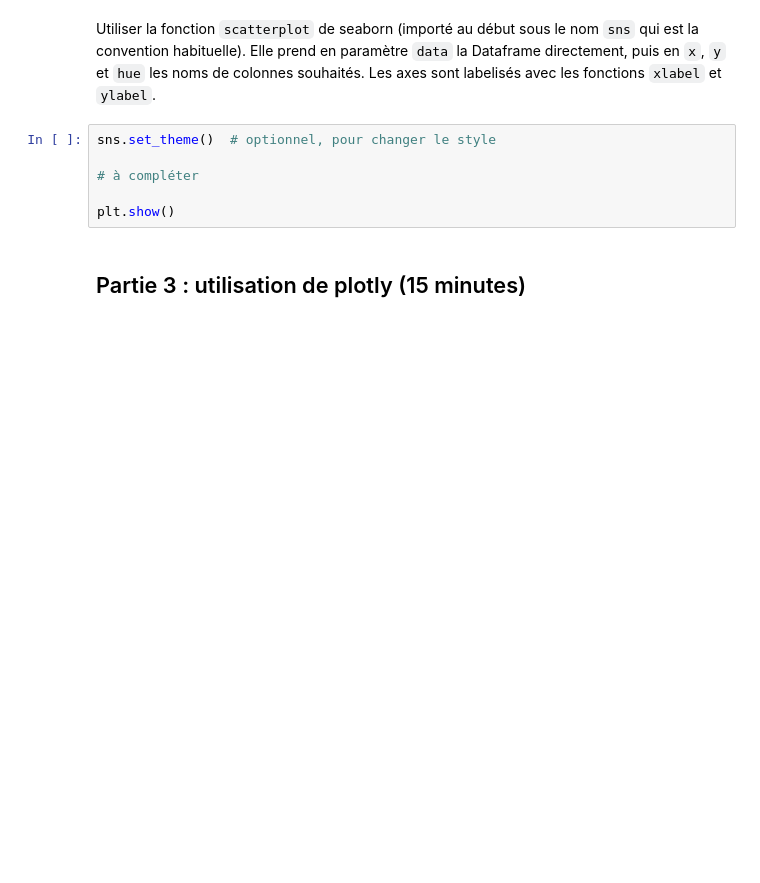
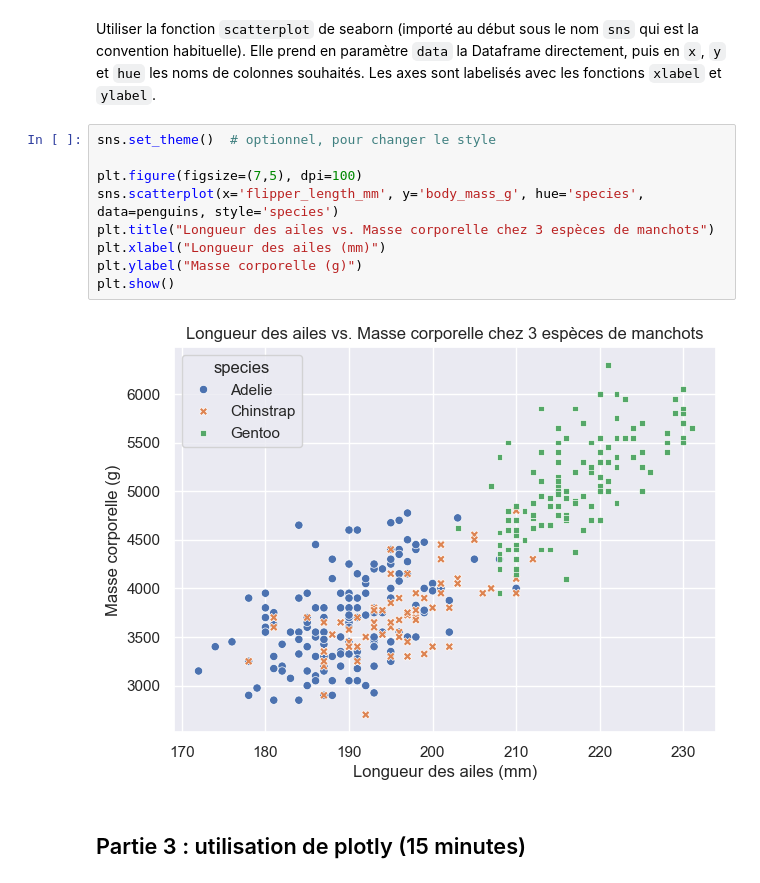
Before and after one commit to iinnesperado/ihm-tme, a Jupyter notebook: TME-ihm-data-viz/ai2d-tme-data-viz-RuizBravo-Rahaoui.ipynb, the cells around one changed output. Saved outputs shown, nothing was run; the diff lists cells and outputs as text; blank space fills up the shorter version.

```diff
--- a/TME-ihm-data-viz/ai2d-tme-data-viz-RuizBravo-Rahaoui.ipynb
+++ b/TME-ihm-data-viz/ai2d-tme-data-viz-RuizBravo-Rahaoui.ipynb
@@ -275,12 +275,17 @@ On se propose ici de reproduire ce qui a été fait précédemment avec matplotl
 <img src="scatter_seaborn.png">
 # %% [markdown]
 Utiliser la fonction `scatterplot` de seaborn (importé au début sous le nom `sns` qui est la convention habituelle). Elle prend en paramètre `data` la Dataframe directement, puis en `x`, `y` et `hue` les noms de colonnes souhaités. Les axes sont labelisés avec les fonctions `xlabel` et `ylabel`.
-# %%
-sns.set_theme()  # optionnel, pour changer le style
-
-# à compléter
-
-plt.show()
+# %%
+sns.set_theme()  # optionnel, pour changer le style
+
+plt.figure(figsize=(7,5), dpi=100)
+sns.scatterplot(x='flipper_length_mm', y='body_mass_g', hue='species', data=penguins, style='species')
+plt.title("Longueur des ailes vs. Masse corporelle chez 3 espèces de manchots")
+plt.xlabel("Longueur des ailes (mm)")
+plt.ylabel("Masse corporelle (g)")
+plt.show()
+# %% [output]
+[figure, added]
 # %% [markdown]
 ## Partie 3 : utilisation de plotly (15 minutes)
 # %% [markdown]
```
